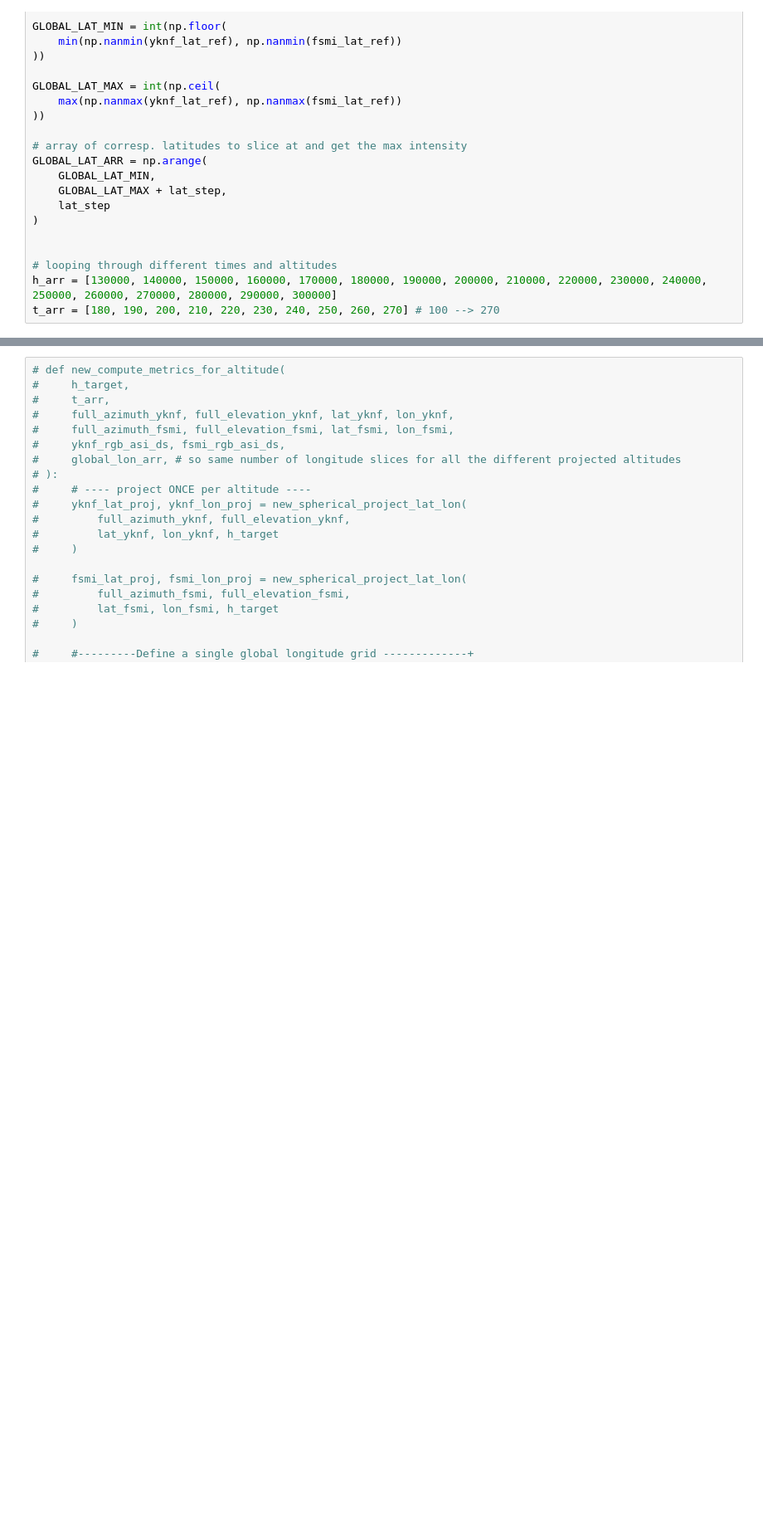
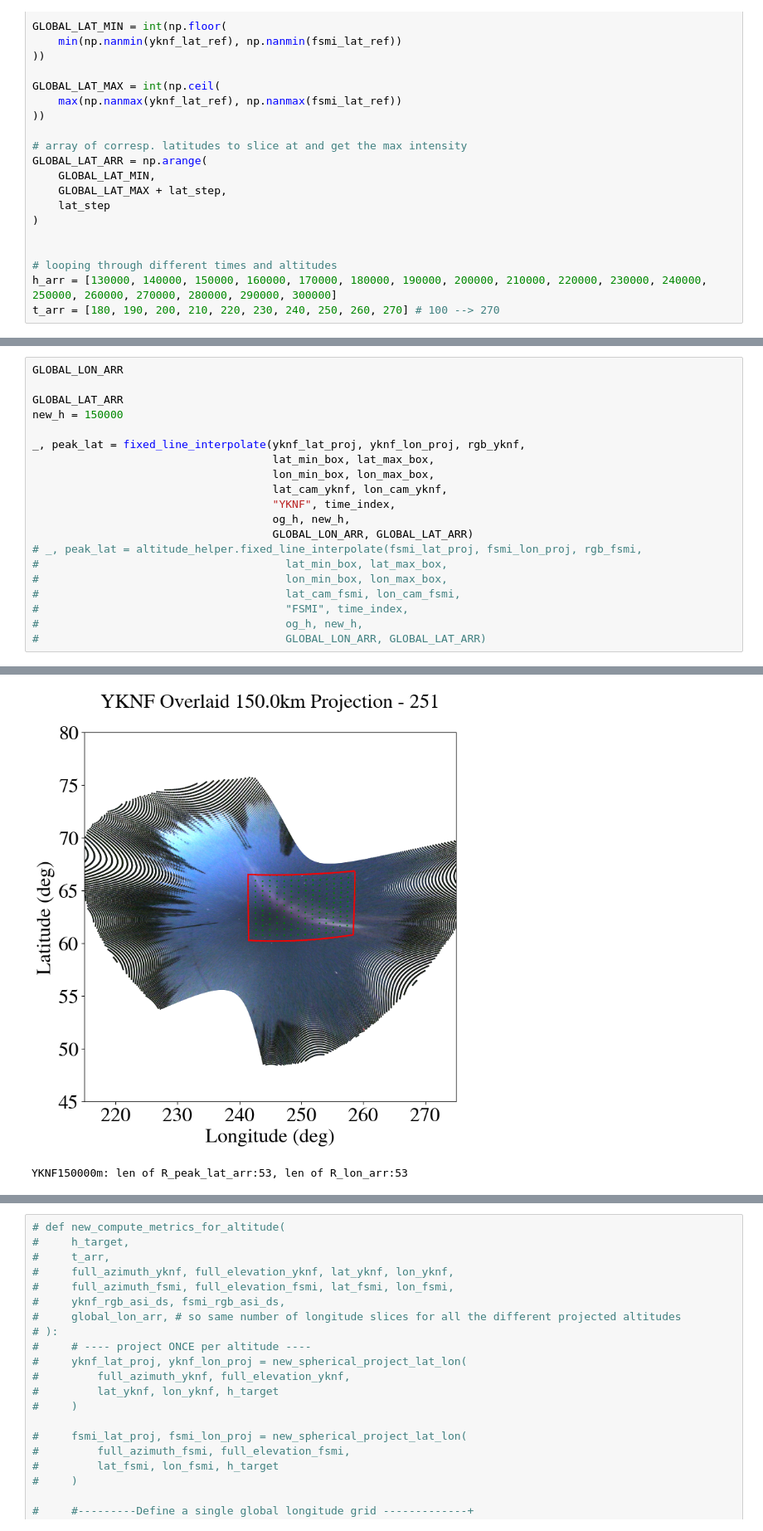
Before and after one commit to tinzy-101/STEVE2.0, a Jupyter notebook: interpolation_matrix_fixedproj.ipynb, the cells around one changed output, grey strips where cells are left out. Shown at 83% size. Saved outputs shown, nothing was run; the diff lists cells and outputs as text; blank space fills up the shorter version.

```diff
--- a/interpolation_matrix_fixedproj.ipynb
+++ b/interpolation_matrix_fixedproj.ipynb
@@ -604,0 +552,21 @@ FSMI200000m: len of R_peak_lat_arr:53, len of R_lon_arr:53
+# %%
+GLOBAL_LON_ARR
+
+GLOBAL_LAT_ARR
+new_h = 150000
+
+_, peak_lat = fixed_line_interpolate(yknf_lat_proj, yknf_lon_proj, rgb_yknf,
+                                     lat_min_box, lat_max_box,
+                                     lon_min_box, lon_max_box,
+                                     lat_cam_yknf, lon_cam_yknf,
+                                     "YKNF", time_index,
+                                     og_h, new_h,
+                                     GLOBAL_LON_ARR, GLOBAL_LAT_ARR)
+# _, peak_lat = altitude_helper.fixed_line_interpolate(fsmi_lat_proj, fsmi_lon_proj, rgb_fsmi,
+#                                      lat_min_box, lat_max_box,
+#                                      lon_min_box, lon_max_box,
+#                                      lat_cam_fsmi, lon_cam_fsmi,
+#                                      "FSMI", time_index,
+#                                      og_h, new_h,
+#                                      GLOBAL_LON_ARR, GLOBAL_LAT_ARR)
+# %% [output]
@@ -605 +590,3 @@ FSMI200000m: len of R_peak_lat_arr:53, len of R_lon_arr:53
+[figure, added]
+YKNF150000m: len of R_peak_lat_arr:53, len of R_lon_arr:53
 # %%
```
Also changed, not shown: parts of 14 cells of this notebook, 1 other file.
